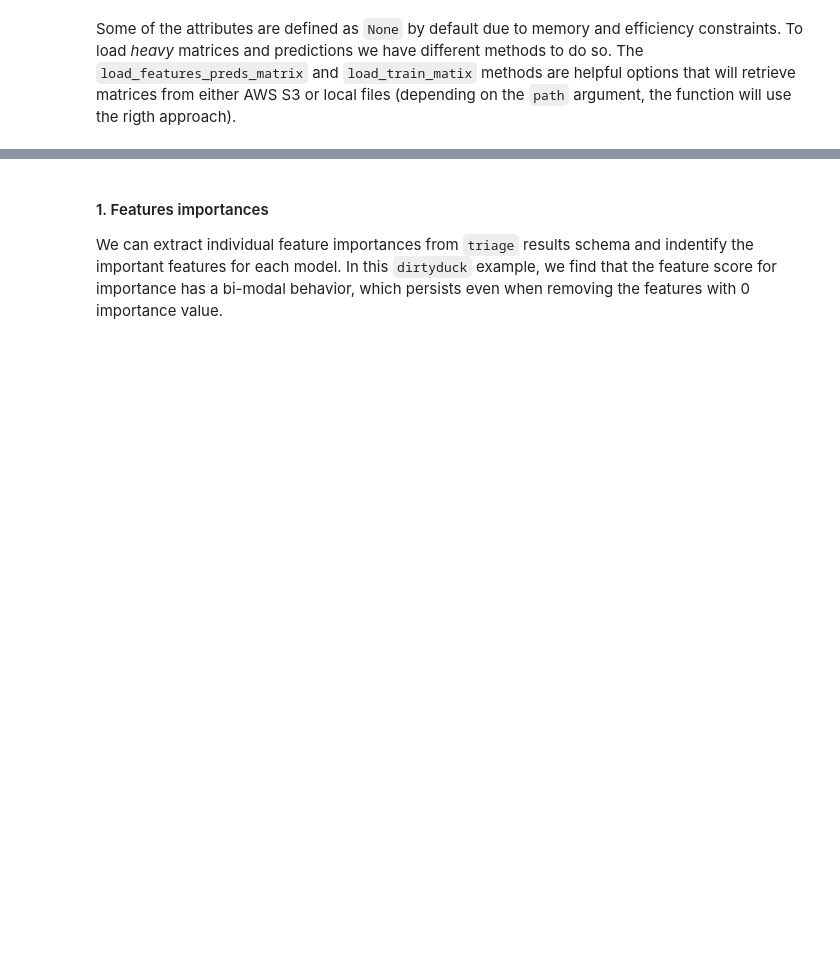
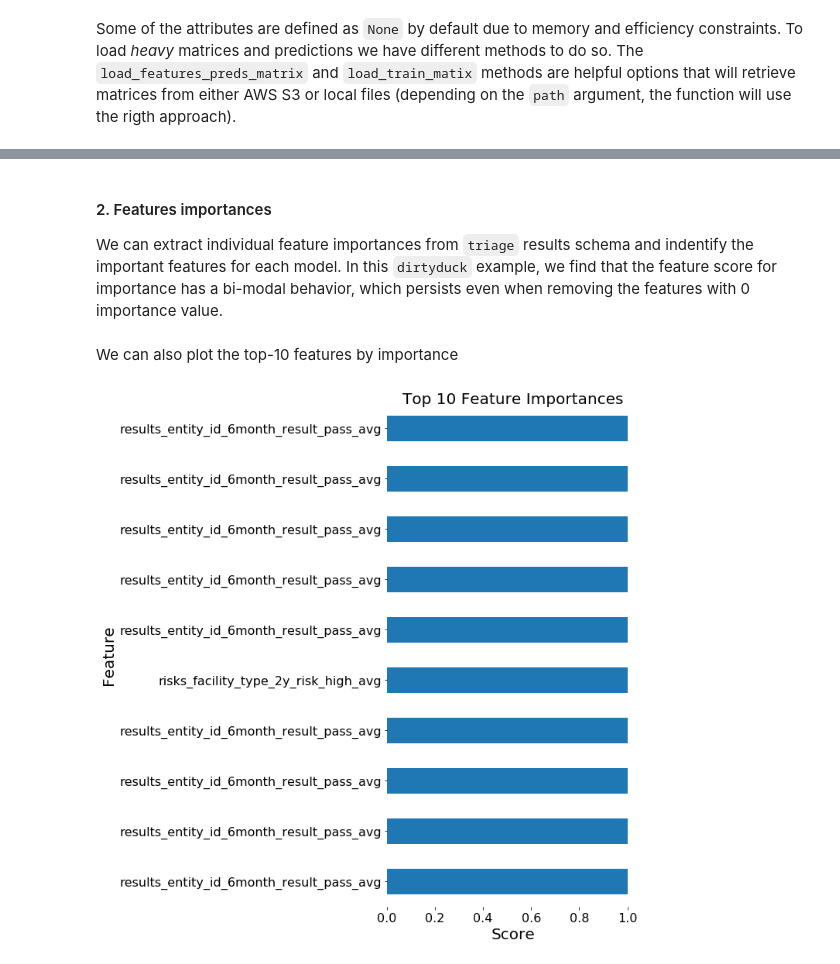
Before and after one commit to dssg/triage, a Jupyter notebook: src/triage/component/postmodeling/contrast/postmodeling_tutorial.ipynb, the cells around one changed output, grey strips where cells are left out. Drawn from its saved outputs; the diff is of its cells as text; code cells hidden in the pictures; blank space fills up the shorter version.

```diff
--- a/src/triage/component/postmodeling/contrast/postmodeling_tutorial.ipynb
+++ b/src/triage/component/postmodeling/contrast/postmodeling_tutorial.ipynb
@@ -75,4 +113,11 @@ We can split the model exploration in several steps:
 # %% [markdown]
-#### 1. Features importances
+#### 2. Features importances
 
 We can extract individual feature importances from `triage` results schema and indentify the important features for each model. In this `dirtyduck` example, we find that the feature score for importance has a bi-modal behavior, which persists even when removing the features with 0 importance value.
+# %% [markdown]
+
+We can also plot the top-10 features by importance
+# %%
+l_t[0].plot_feature_importances(n_features=10, figsize=(10,10))
+# %% [output]
+[figure, added]
```
Also changed, not shown: parts of 29 cells of this notebook.
